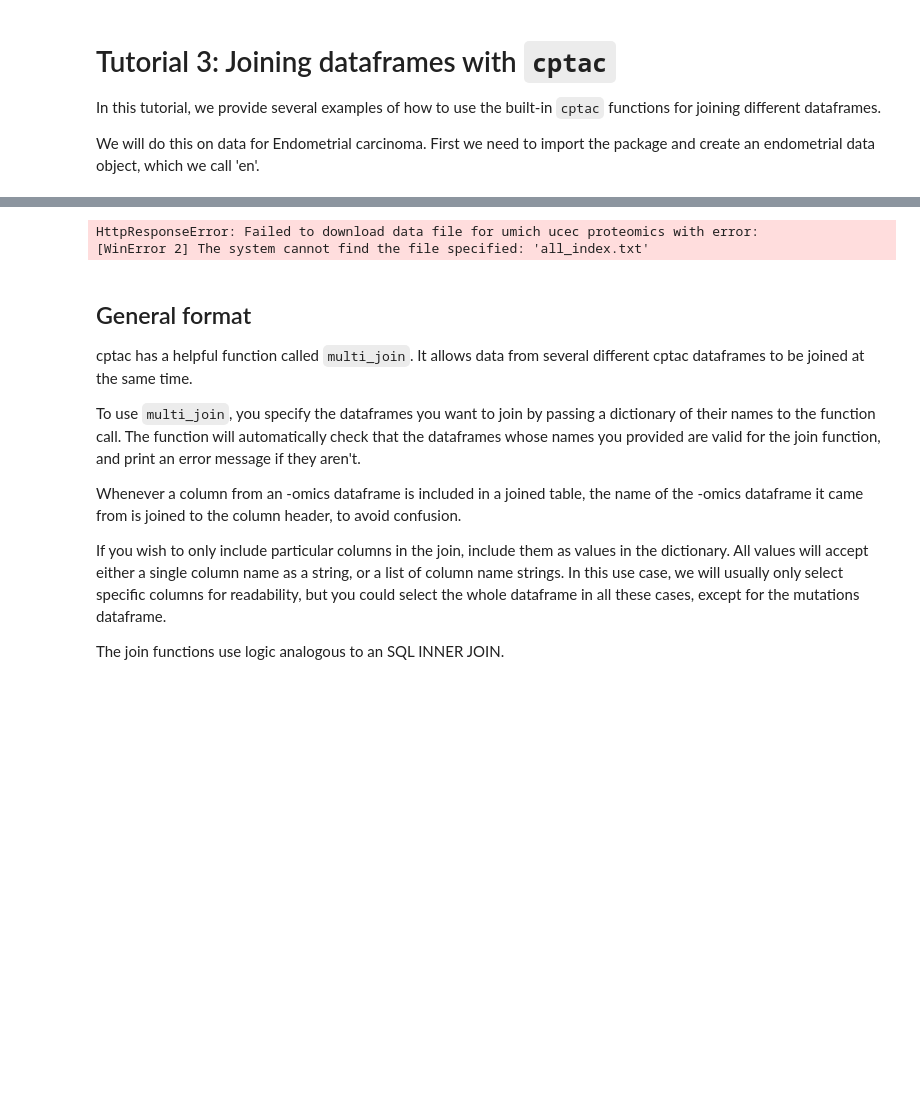
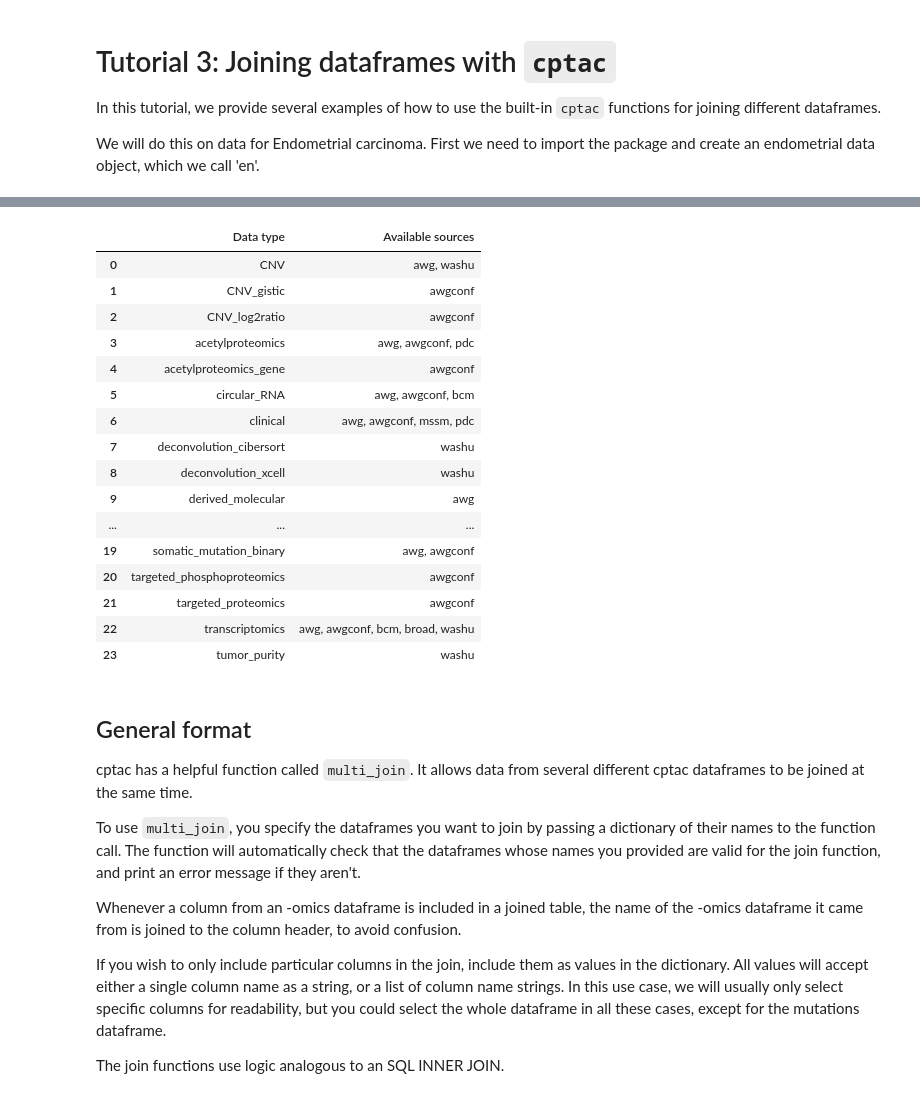
Before and after one commit to PayneLab/cptac, a Jupyter notebook: notebooks/tutorial03_joining_dataframes.ipynb, the cells around one changed output, grey strips where cells are left out. Drawn from its saved outputs; the diff is of its cells as text; code cells hidden in the pictures; blank space fills up the shorter version.

```diff
--- a/notebooks/tutorial03_joining_dataframes.ipynb
+++ b/notebooks/tutorial03_joining_dataframes.ipynb
@@ -8,5 +8,4 @@ We will do this on data for Endometrial carcinoma. First we need to import the p
 import cptac
 en = cptac.Ucec()
 en.list_data_sources()
-en.get_proteomics('umich')
 # %% [output]
@@ -14,5 +12,20 @@ cptac warning: Your version of cptac (1.5.0rc1) is out-of-date. Latest is 1.1.2.
-HttpResponseError: Failed to download data file for umich ucec proteomics with error:
-[WinError 2] The system cannot find the file specified: 'all_index.txt'
+|  | Data type | Available sources |
+| 0 | CNV | awg, washu |
+| 1 | CNV_gistic | awgconf |
+| 2 | CNV_log2ratio | awgconf |
+| 3 | acetylproteomics | awg, awgconf, pdc |
+| 4 | acetylproteomics_gene | awgconf |
+| 5 | circular_RNA | awg, awgconf, bcm |
+| 6 | clinical | awg, awgconf, mssm, pdc |
+| 7 | deconvolution_cibersort | washu |
+| 8 | deconvolution_xcell | washu |
+| 9 | derived_molecular | awg |
+| ... | ... | ... |
+| 19 | somatic_mutation_binary | awg, awgconf |
+| 20 | targeted_phosphoproteomics | awgconf |
+| 21 | targeted_proteomics | awgconf |
+| 22 | transcriptomics | awg, awgconf, bcm, broad, washu |
+| 23 | tumor_purity | washu |
 # %% [markdown]
 ## General format
 
```
Also changed, not shown: parts of 15 cells of this notebook, 6 other files.
